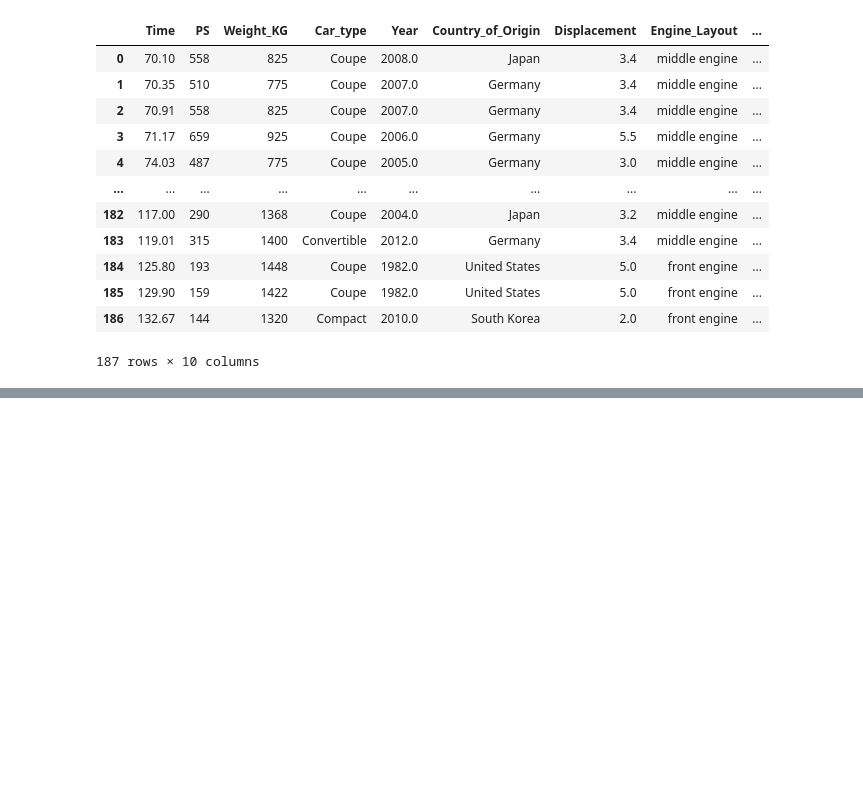
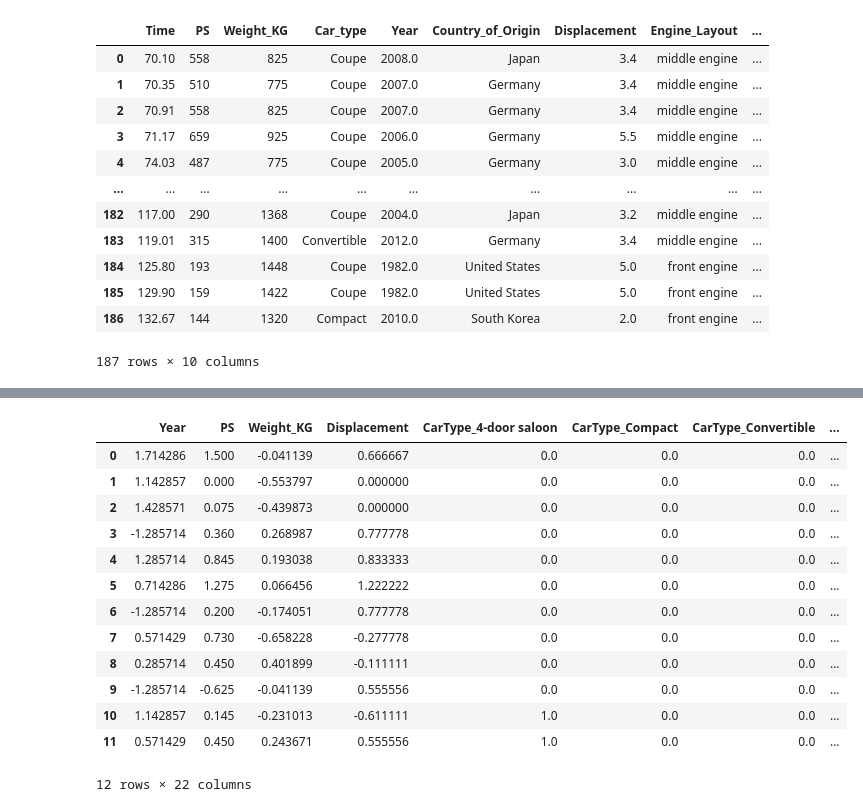
Before and after one commit to RJMNillo/LagunaSecaLapTimes, a Jupyter notebook: CreatingClusters.ipynb, the cells around one changed output, grey strips where cells are left out. Saved outputs shown, nothing was run; the diff lists cells and outputs as text; code cells hidden in the pictures; blank space fills up the shorter version.

```diff
--- a/CreatingClusters.ipynb
+++ b/CreatingClusters.ipynb
@@ -376,0 +498,21 @@ Text(0.5, 0.98, 'Spectral Clustering distrubution')
+# %%
+fitx = scaleboi.transform(numberedfittest)
+
+fitx = pd.DataFrame(fitx, columns = numberedfittest.columns)
+
+fitx
+# %% [output]
+|  | Year | PS | Weight_KG | Displacement | CarType_4-door saloon | CarType_Compact | CarType_Convertible | ... |
+| 0 | 1.714286 | 1.500 | -0.041139 | 0.666667 | 0.0 | 0.0 | 0.0 | ... |
+| 1 | 1.142857 | 0.000 | -0.553797 | 0.000000 | 0.0 | 0.0 | 0.0 | ... |
+| 2 | 1.428571 | 0.075 | -0.439873 | 0.000000 | 0.0 | 0.0 | 0.0 | ... |
+| 3 | -1.285714 | 0.360 | 0.268987 | 0.777778 | 0.0 | 0.0 | 0.0 | ... |
+| 4 | 1.285714 | 0.845 | 0.193038 | 0.833333 | 0.0 | 0.0 | 0.0 | ... |
+| 5 | 0.714286 | 1.275 | 0.066456 | 1.222222 | 0.0 | 0.0 | 0.0 | ... |
+| 6 | -1.285714 | 0.200 | -0.174051 | 0.777778 | 0.0 | 0.0 | 0.0 | ... |
+| 7 | 0.571429 | 0.730 | -0.658228 | -0.277778 | 0.0 | 0.0 | 0.0 | ... |
+| 8 | 0.285714 | 0.450 | 0.401899 | -0.111111 | 0.0 | 0.0 | 0.0 | ... |
+| 9 | -1.285714 | -0.625 | -0.041139 | 0.555556 | 0.0 | 0.0 | 0.0 | ... |
+| 10 | 1.142857 | 0.145 | -0.231013 | -0.611111 | 1.0 | 0.0 | 0.0 | ... |
+| 11 | 0.571429 | 0.450 | 0.243671 | 0.555556 | 1.0 | 0.0 | 0.0 | ... |
+12 rows × 22 columns
```
Also changed, not shown: parts of 14 cells of this notebook, 3 other files.
